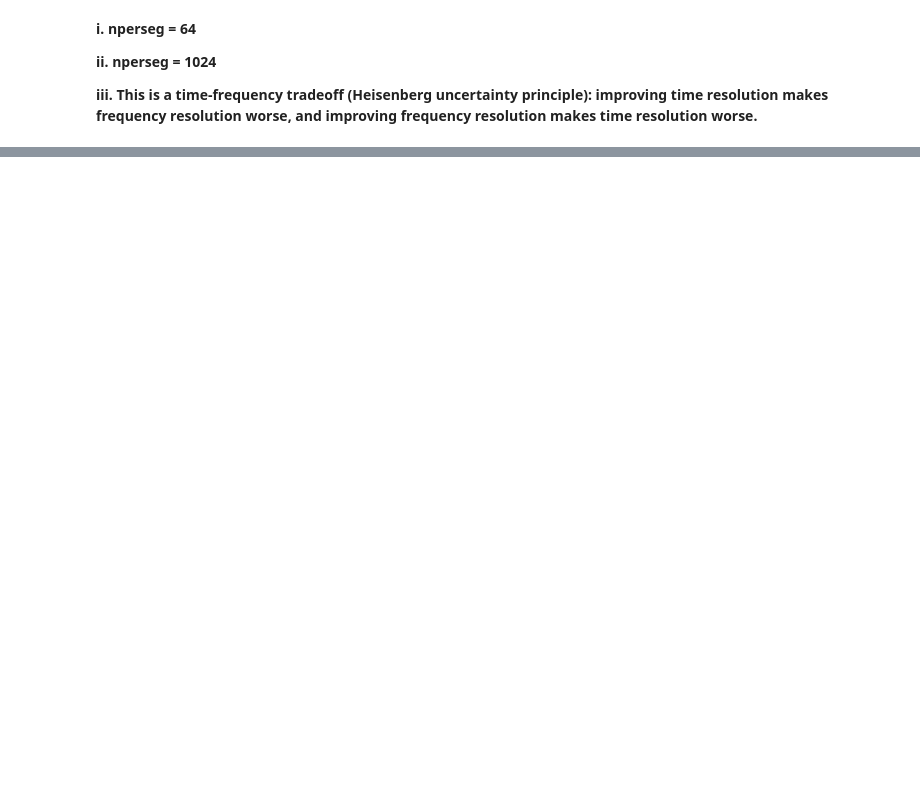
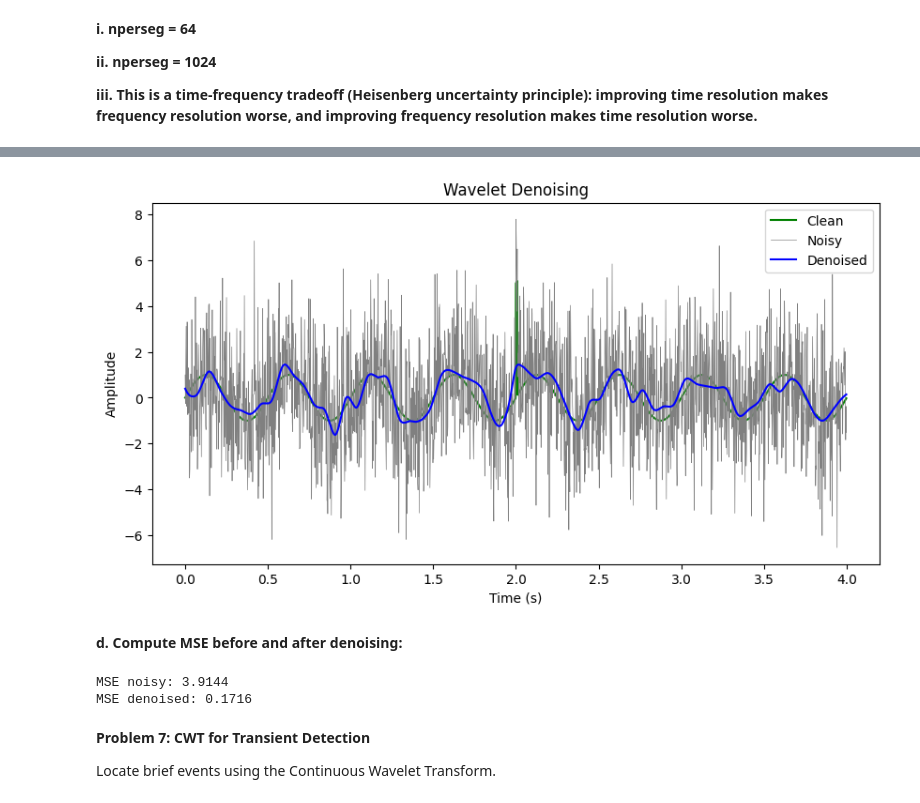
Before and after one commit to sarana22/Spectral-Features-for-Time-Series, a Jupyter notebook: SpectralFeatures.ipynb, the cells around one changed output, grey strips where cells are left out. Saved outputs shown, nothing was run; the diff lists cells and outputs as text; code cells hidden in the pictures; blank space fills up the shorter version.

```diff
--- a/SpectralFeatures.ipynb
+++ b/SpectralFeatures.ipynb
@@ -264,0 +328,38 @@ plt.show()
+# %%
+#Step 1: Estimate noise from finest detail level
+sigma = np.median(np.abs(coeffs[-1])) / 0.6745
+# Step 2: Compute threshold
+threshold = sigma * np.sqrt(2 * np.log(len(x_noisy)))
+# Step 3: Threshold all detail coefficients
+denoised_coeffs = [coeffs[0]] # Keep approximation
+for c in coeffs[1:]:
+    denoised_coeffs.append(
+pywt.threshold(c, threshold, mode='soft'))
+# Step 4: Reconstruct
+x_denoised = pywt.waverec(denoised_coeffs, 'sym8')
+x_denoised = x_denoised[:len(t)]
+# %%
+plt.figure(figsize=(10,5))
+plt.plot(t, x_clean, label='Clean', color='green')
+plt.plot(t, x_noisy, label='Noisy', color='gray', linewidth=0.5)
+plt.plot(t, x_denoised, label='Denoised', color='blue')
+
+plt.legend()
+plt.xlabel('Time (s)')
+plt.ylabel('Amplitude')
+plt.title('Wavelet Denoising')
+plt.show()
+# %% [output]
+[figure, added]
+# %% [markdown]
+**d. Compute MSE before and after denoising:**
+# %%
+print(f'MSE noisy: {np.mean((x_noisy-x_clean)**2):.4f}')
+print(f'MSE denoised: {np.mean((x_denoised-x_clean)**2):.4f}')
+# %% [output]
+MSE noisy: 3.9144
+MSE denoised: 0.1716
+# %% [markdown]
+**Problem 7: CWT for Transient Detection**
+
+Locate brief events using the Continuous Wavelet Transform.
```
Also changed, not shown: parts of 17 cells of this notebook.
